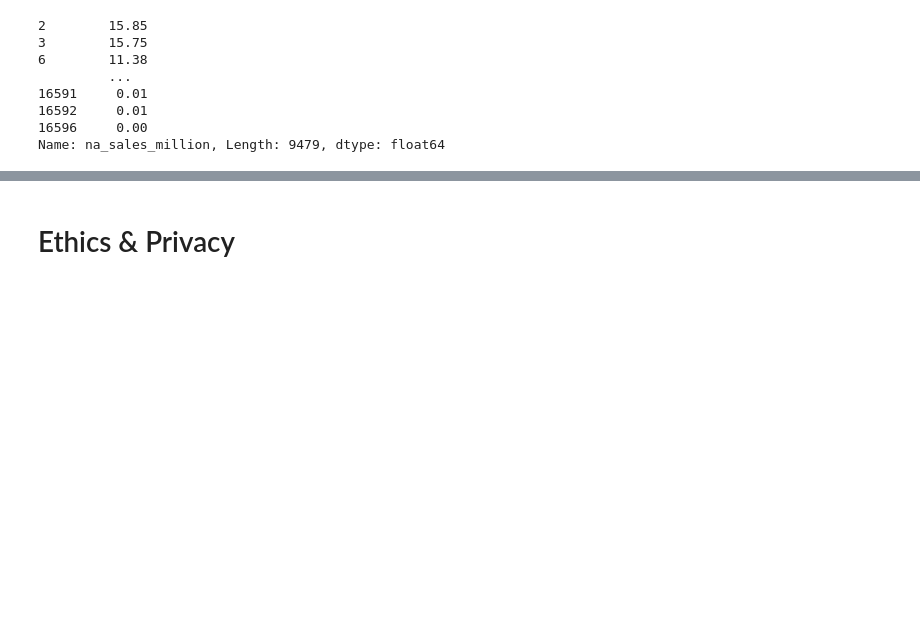
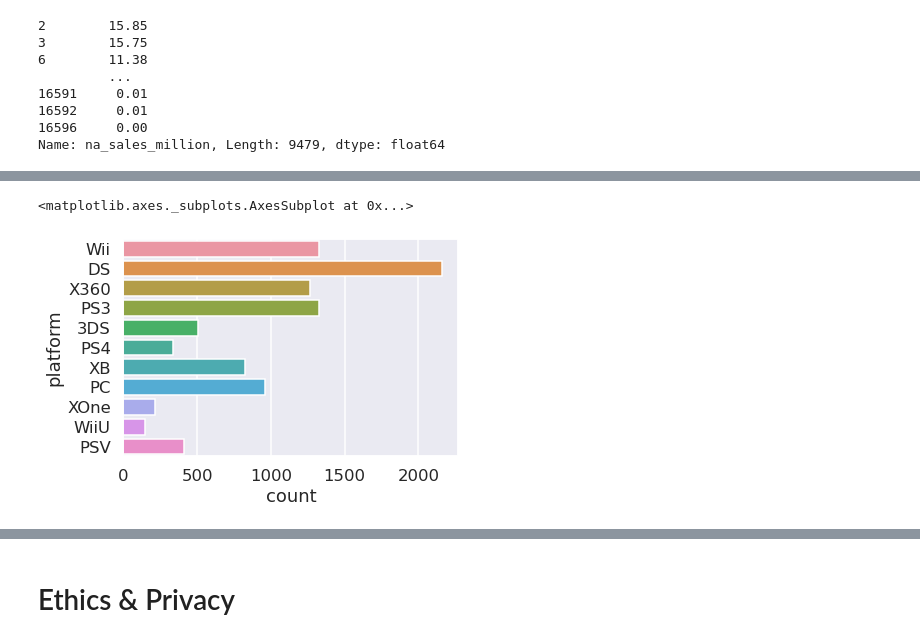
Before and after one commit to kvh8899/mostpopvidgame, a Jupyter notebook: FinalProject_group004_actual.ipynb, the cells around one changed output, grey strips where cells are left out. Cells and saved outputs as stored; diff of their text form; code cells hidden in the pictures; blank space fills up the shorter version.

```diff
--- a/FinalProject_group004_actual.ipynb
+++ b/FinalProject_group004_actual.ipynb
@@ -346,0 +257,5 @@ global_rank
+# %%
+sns.countplot(y ='platform', data = vgsales)
+# %% [output]
+<matplotlib.axes._subplots.AxesSubplot at 0x...>
+[figure, added]
```
Also changed, not shown: parts of 39 cells of this notebook.
